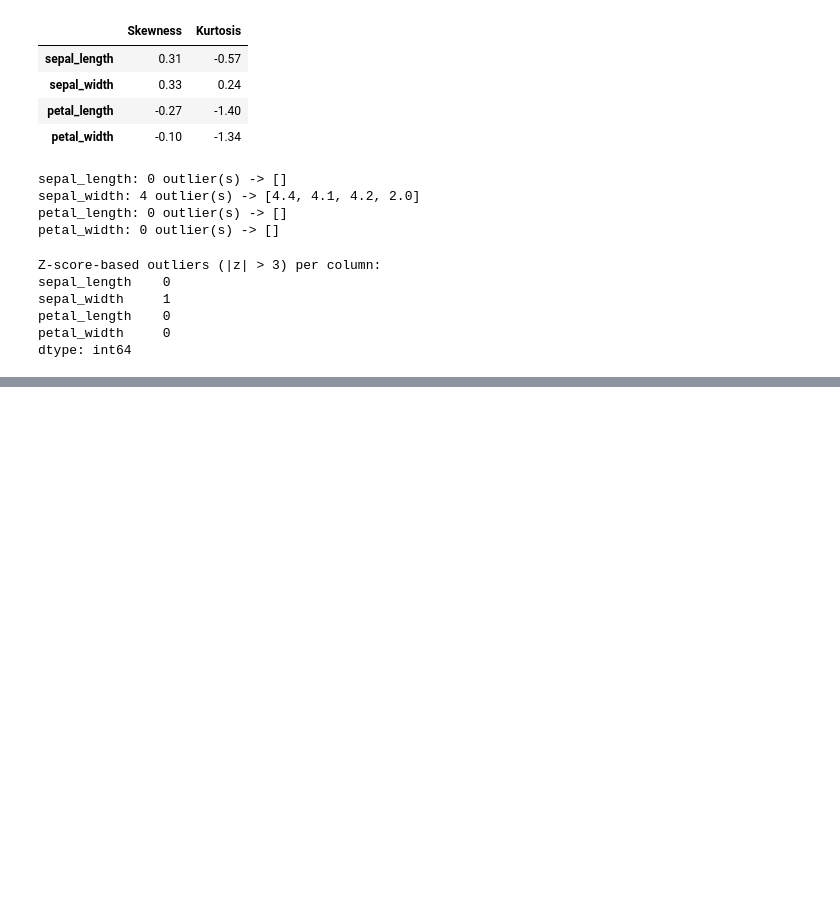
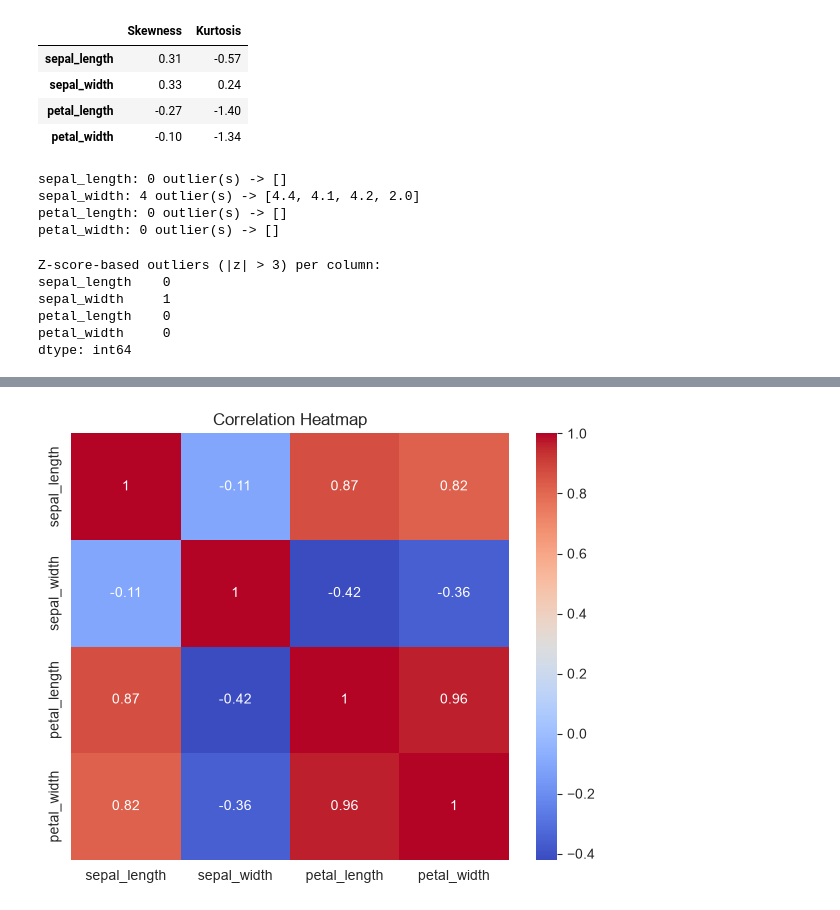
Before and after one commit to nikitha-d1323/data-analysis-mini-projects, a Jupyter notebook: unit1-iris-eda/notebooks/Iris_EDA_Unit1.ipynb, the cells around one changed output, grey strips where cells are left out. Drawn from its saved outputs; the diff is of its cells as text; code cells hidden in the pictures; blank space fills up the shorter version.

```diff
--- a/unit1-iris-eda/notebooks/Iris_EDA_Unit1.ipynb
+++ b/unit1-iris-eda/notebooks/Iris_EDA_Unit1.ipynb
@@ -192,0 +208,9 @@ dtype: int64
+# %%
+plt.figure(figsize=(6, 5))
+sns.heatmap(df[numeric_cols].corr(), annot=True, cmap="coolwarm")
+plt.title("Correlation Heatmap")
+plt.tight_layout()
+plt.savefig("../outputs/correlation_heatmap.png", dpi=120)
+plt.show()
+# %% [output]
+[figure, added]
```
Also changed, not shown: parts of 3 cells of this notebook, 3 other files.
